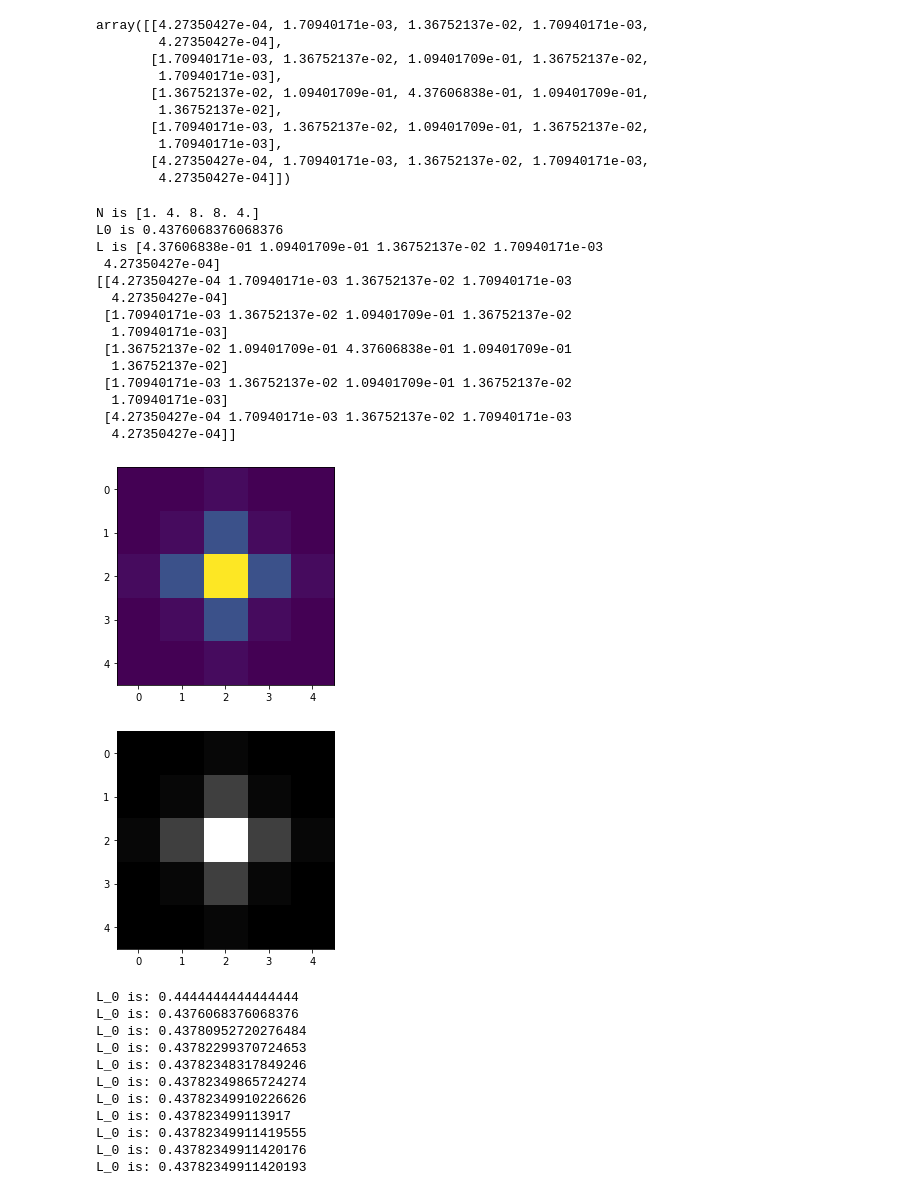
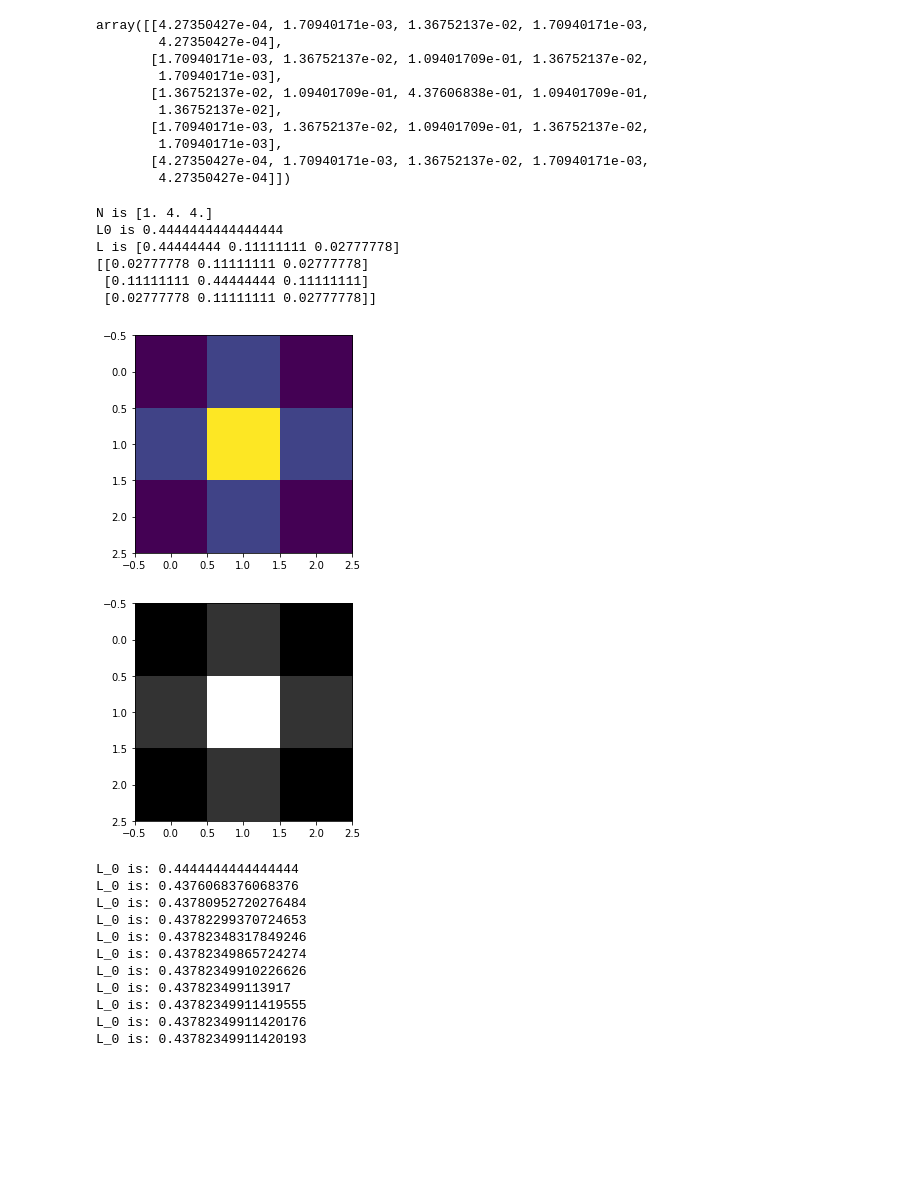
Before and after one commit to amirhdre/DigitalImageProcessing---Spring2021, a Jupyter notebook: HW3-Extra/HW3-Extra-9733023.ipynb, the cells around one changed output. Saved outputs shown, nothing was run; the diff lists cells and outputs as text; code cells hidden in the pictures; blank space fills up the shorter version.

```diff
--- a/HW3-Extra/HW3-Extra-9733023.ipynb
+++ b/HW3-Extra/HW3-Extra-9733023.ipynb
@@ -558,7 +558,7 @@ array([[4.27350427e-04, 1.70940171e-03, 1.36752137e-02, 1.70940171e-03,
 
 # generate general matrix
 
-m = 2
+m = 1
 n = 2*m + 1
 
 arr = np.zeros((n,n),dtype=complex)
@@ -592,52 +592,44 @@ print(f'N is {N}')
 denom = 1
 sum_ = 0
 for i in range(n):
     denom = 1
     for j in range(i+1):
         denom *= N[j]
     sum_ += N[i] / denom
 
 L_0 = 1/sum_
 print(f'L0 is {L_0}')
 
 # calculate L (L is [L0,L1,L2,...,Ln])
 L = np.zeros(n)
 L[0] = L_0
 for i in range(1,n):
     denom = 1
     for j in range(i+1):
         denom *= N[j]
     L[i] = L[0]/denom
 print(f'L is {L}')
 
 # calculate final value for each cell
 arr4 = np.zeros((n,n))
 for j in range(arr.shape[0]):
     for i in range(arr.shape[1]):
         arr4[j,i] = L[int(arr2[j,i])]
 
 print(arr4)
 plt.imshow(arr4);plt.show();
 # %% [output]
-N is [1. 4. 8. 8. 4.]
-L0 is 0.4376068376068376
-L is [4.37606838e-01 1.09401709e-01 1.36752137e-02 1.70940171e-03
- 4.27350427e-04]
-[[4.27350427e-04 1.70940171e-03 1.36752137e-02 1.70940171e-03
-  4.27350427e-04]
- [1.70940171e-03 1.36752137e-02 1.09401709e-01 1.36752137e-02
-  1.70940171e-03]
- [1.36752137e-02 1.09401709e-01 4.37606838e-01 1.09401709e-01
-  1.36752137e-02]
- [1.70940171e-03 1.36752137e-02 1.09401709e-01 1.36752137e-02
-  1.70940171e-03]
- [4.27350427e-04 1.70940171e-03 1.36752137e-02 1.70940171e-03
-  4.27350427e-04]]
+N is [1. 4. 4.]
+L0 is 0.4444444444444444
+L is [0.44444444 0.11111111 0.02777778]
+[[0.02777778 0.11111111 0.02777778]
+ [0.11111111 0.44444444 0.11111111]
+ [0.02777778 0.11111111 0.02777778]]
-[figure, old version]
+[figure, new version]
 # %%
 plt.imshow(arr4, cmap='gray'); plt.show();
 # %% [output]
-[figure, old version]
+[figure, new version]
 # %%
 L_0 = []
 x = range(3,34,2)
```
Also changed, not shown: 51 other files.
